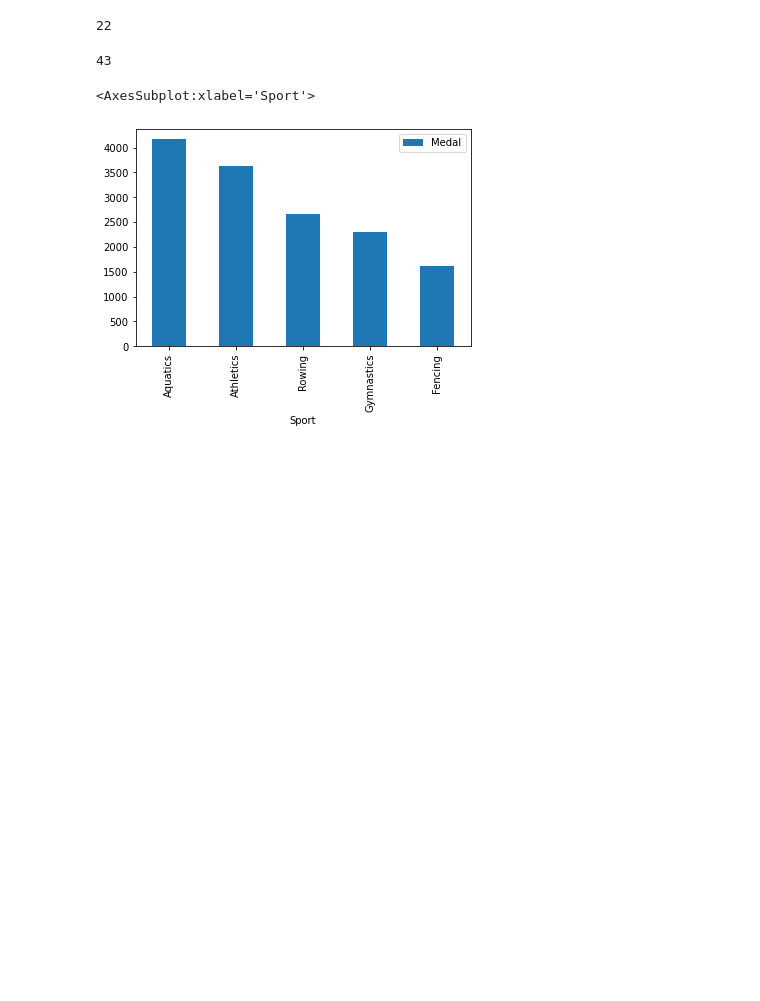
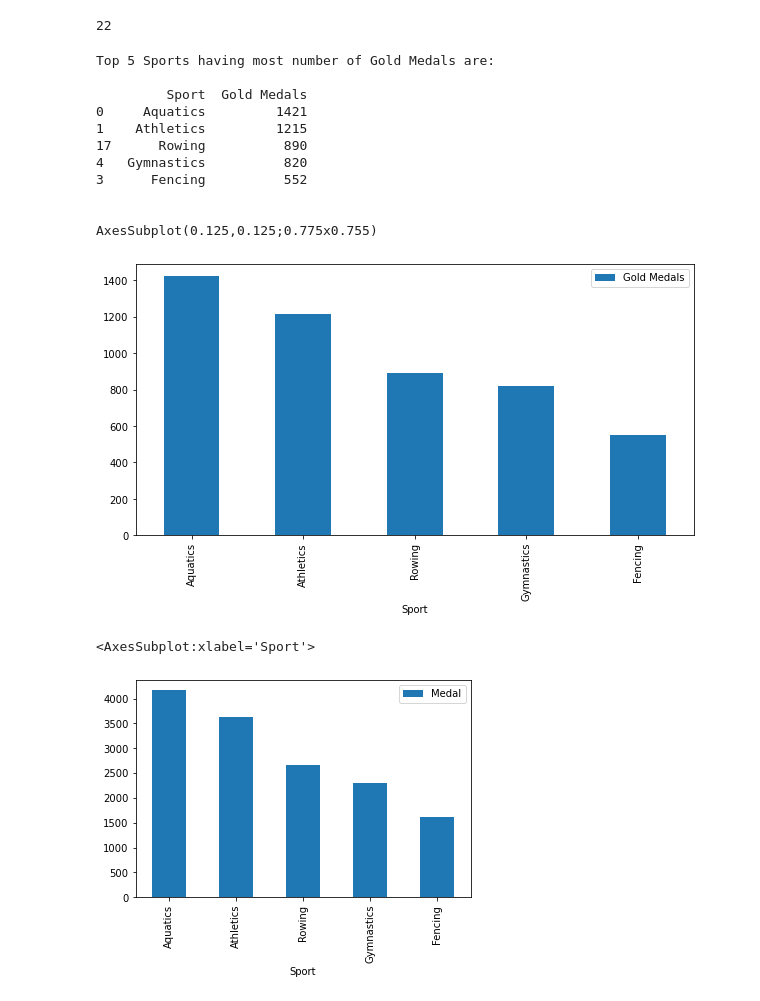
Before and after one commit to kisanvyas/ETG-intership-python, a Jupyter notebook: Olympic_analysis.ipynb, the cells around one changed output. Saved outputs shown, nothing was run; the diff lists cells and outputs as text; code cells hidden in the pictures; blank space fills up the shorter version.

```diff
--- a/Olympic_analysis.ipynb
+++ b/Olympic_analysis.ipynb
@@ -29,13 +22,29 @@ len(data['City'].unique())
 # %%
 ## which game having most number of gold madels
 gold_medals=data[data['Medal']=='Gold']
 gold_games=[]
 for sport in gold_medals['Sport'].unique():
-    gold_games.append(sport)
+    gold_games.append([sport,len(gold_medals[gold_medals['Sport']==sport])])
 
-len(gold_games)
+df1 = pd.DataFrame(gold_games,columns = ["Sport","Gold Medals"])
+
+print("Top 5 Sports having most number of Gold Medals are: \n")
+print(df1.sort_values(by = 'Gold Medals', ascending = False).head())
+print("\n")
+print(df1.sort_values(by = 'Gold Medals', ascending = False).head().plot(x='Sport',y='Gold Medals',kind='bar',figsize=(10,5)))
 # %% [output]
-43
+Top 5 Sports having most number of Gold Medals are:
+
+         Sport  Gold Medals
+0     Aquatics         1421
+1    Athletics         1215
+17      Rowing          890
+4   Gymnastics          820
+3      Fencing          552
+
+
+AxesSubplot(0.125,0.125;0.775x0.755)
+[figure, added]
 # %%
 ## Which sport have most number of medals
 medals=data.groupby(['Sport'])['Medal'].count().reset_index().sort_values(by='Medal',ascending=False)
```
Also changed, not shown: parts of 3 cells of this notebook.
